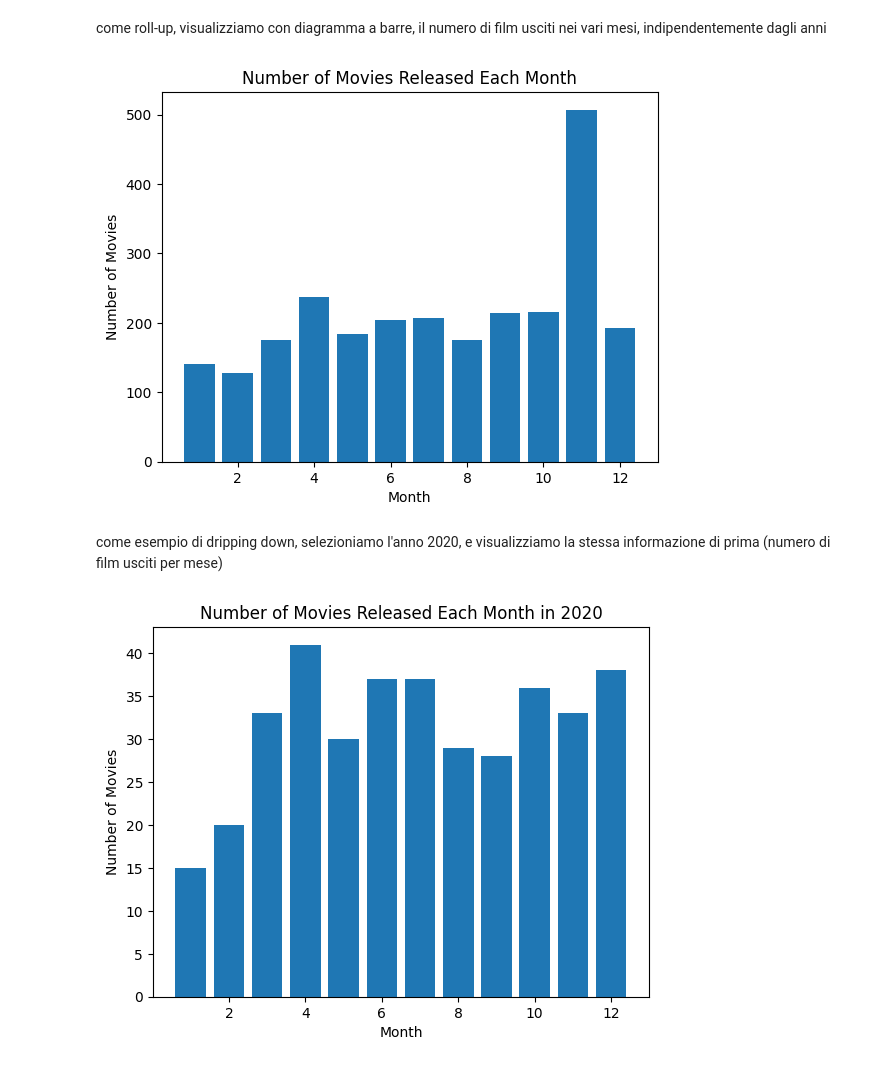
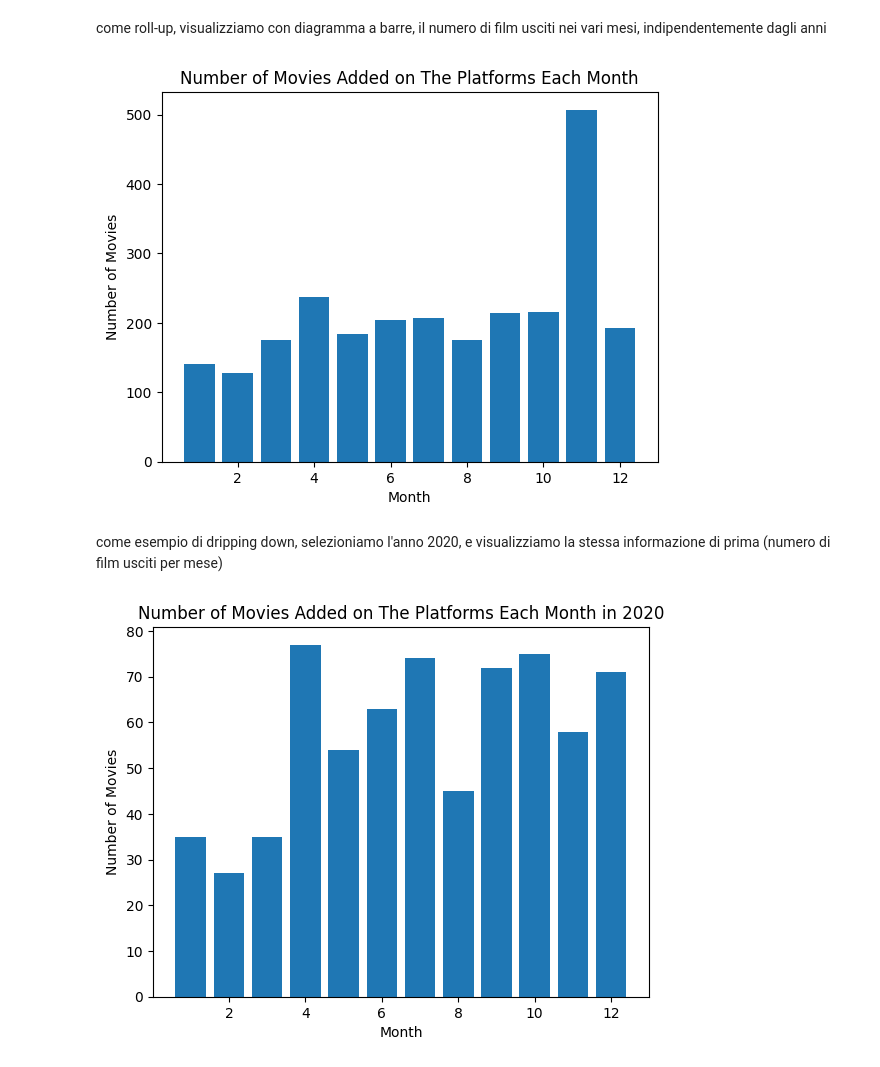
Before and after one commit to IosifPuha/SecondLabDS, a Jupyter notebook: laboratorio 2.ipynb, the cells around one changed output. Saved outputs shown, nothing was run; the diff lists cells and outputs as text; code cells hidden in the pictures.

```diff
--- a/laboratorio 2.ipynb
+++ b/laboratorio 2.ipynb
@@ -676,36 +698,36 @@ plt.xlabel('Month')
 plt.ylabel('Number of Movies')
 
 # Impostiamo il titolo del grafico
-plt.title('Number of Movies Released Each Month')
+plt.title('Number of Movies Added on The Platforms Each Month')
 
 # Mostriamo il grafico
 plt.show()
 # %% [output]
-[figure, old version]
+[figure, new version]
 # %% [markdown]
 come esempio di dripping down, selezioniamo l'anno 2020, e visualizziamo la stessa informazione di prima (numero di film usciti per mese)
 # %%
 # Filtriamo per l'anno 2020
-movies_2020 = integrate_titles[(integrate_titles['type'] == 'MOVIE') & (integrate_titles['release_year'] == 2020)]
+movies_2020 = integrate_titles[(integrate_titles['type'] == 'MOVIE') & (integrate_titles['year'] == 2020)]
 
 # Inizializziamo un array di zeri
 num_film_2020 = np.zeros((12))
 
 # Calcoliamo il numero di film per ogni mese
 for i in range(1, 13):
     num_film_2020[i-1] = len(movies_2020[movies_2020['month'] == i])
 
 # Creiamo un diagramma a barre
 plt.bar(range(1, 13), num_film_2020)
 
 # Impostiamo le etichette degli assi
 plt.xlabel('Month')
 plt.ylabel('Number of Movies')
 
 # Impostiamo il titolo del grafico
-plt.title('Number of Movies Released Each Month in 2020')
+plt.title('Number of Movies Added on The Platforms Each Month in 2020')
 
 # Mostriamo il grafico
 plt.show()
 # %% [output]
-[figure, old version]
+[figure, new version]
```
Also changed, not shown: parts of 4 cells of this notebook.
